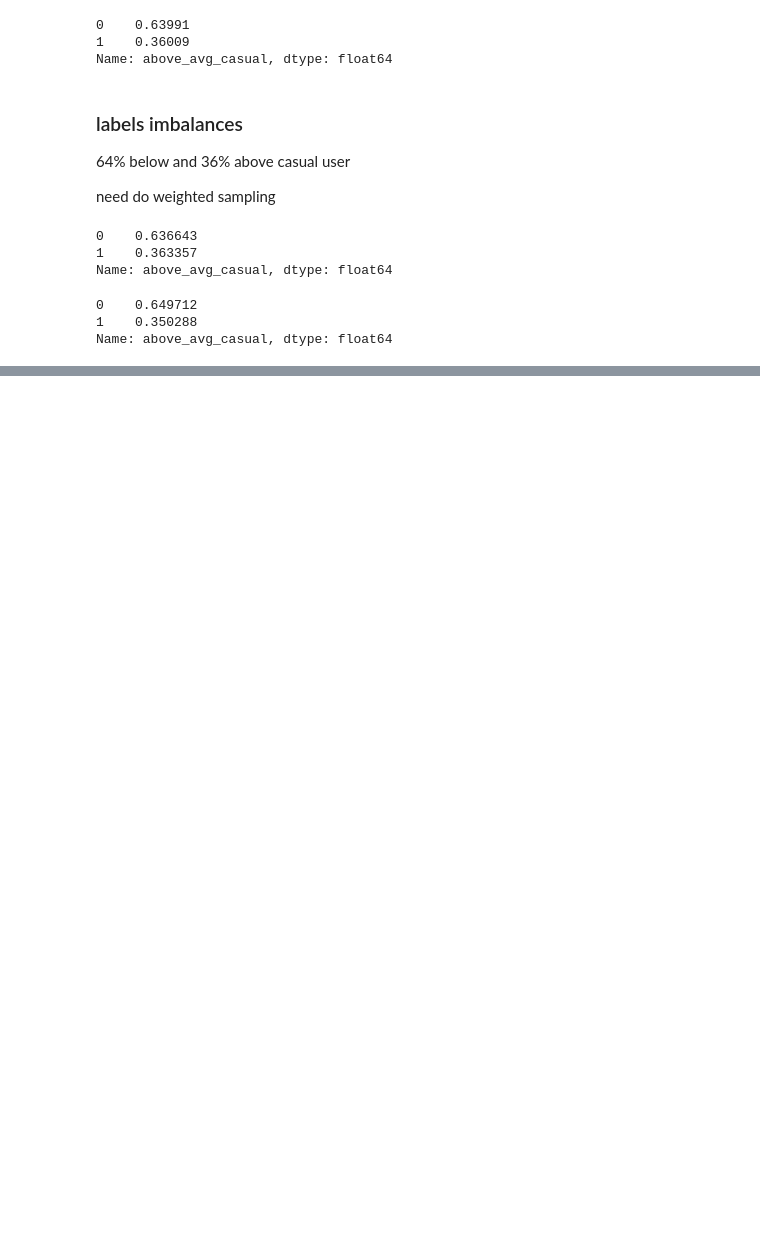
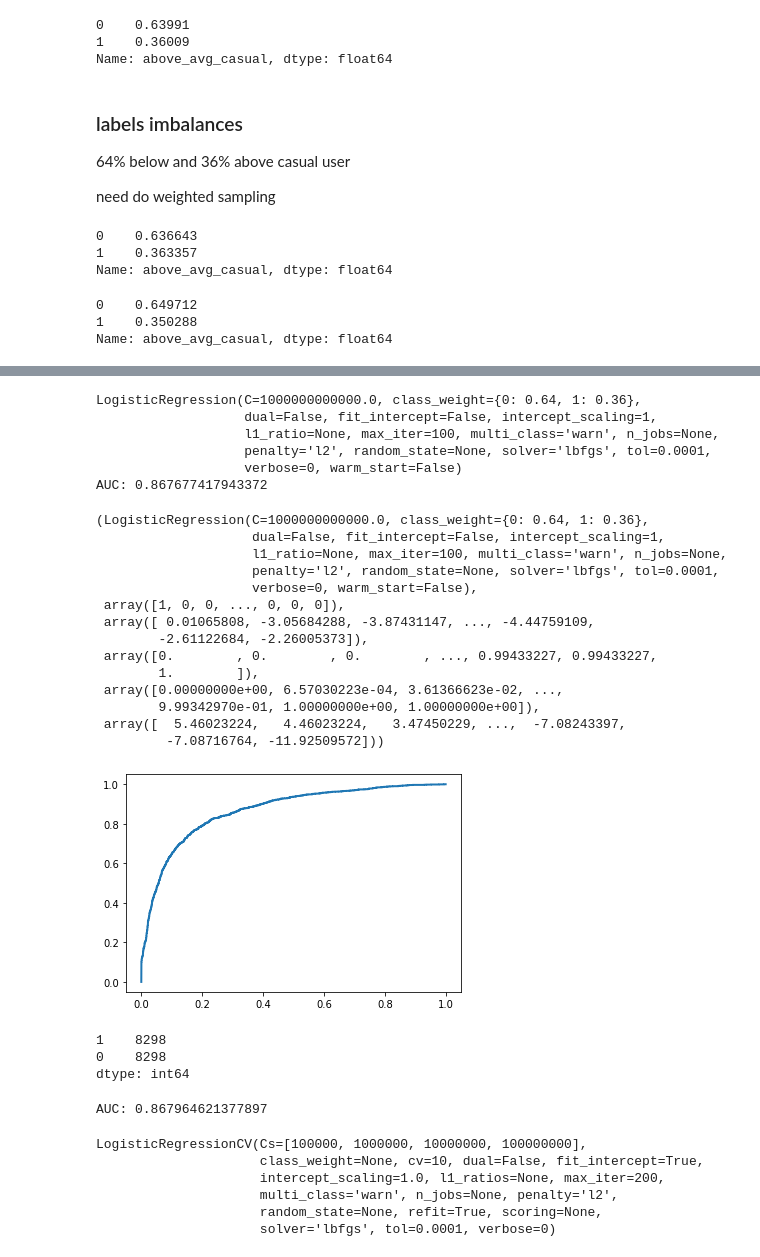
Before and after one commit to mzhou356/bike-sharing-regression, a Jupyter notebook: biking_logistic_regression.ipynb, the cells around one changed output, grey strips where cells are left out. Saved outputs shown, nothing was run; the diff lists cells and outputs as text; code cells hidden in the pictures; blank space fills up the shorter version.

```diff
--- a/biking_logistic_regression.ipynb
+++ b/biking_logistic_regression.ipynb
@@ -64,0 +118,56 @@ def logreg(weight):
+# %%
+logreg(weights[2])
+# %% [output]
+LogisticRegression(C=1000000000000.0, class_weight={0: 0.64, 1: 0.36},
+                   dual=False, fit_intercept=False, intercept_scaling=1,
+                   l1_ratio=None, max_iter=100, multi_class='warn', n_jobs=None,
+                   penalty='l2', random_state=None, solver='lbfgs', tol=0.0001,
+                   verbose=0, warm_start=False)
+AUC: 0.867677417943372
+(LogisticRegression(C=1000000000000.0, class_weight={0: 0.64, 1: 0.36},
+                    dual=False, fit_intercept=False, intercept_scaling=1,
+                    l1_ratio=None, max_iter=100, multi_class='warn', n_jobs=None,
+                    penalty='l2', random_state=None, solver='lbfgs', tol=0.0001,
+                    verbose=0, warm_start=False),
+ array([1, 0, 0, ..., 0, 0, 0]),
+ array([ 0.01065808, -3.05684288, -3.87431147, ..., -4.44759109,
+        -2.61122684, -2.26005373]),
+ array([0.        , 0.        , 0.        , ..., 0.99433227, 0.99433227,
+        1.        ]),
+ array([0.00000000e+00, 6.57030223e-04, 3.61366623e-02, ...,
+        9.99342970e-01, 1.00000000e+00, 1.00000000e+00]),
+ array([  5.46023224,   4.46023224,   3.47450229, ...,  -7.08243397,
+         -7.08716764, -11.92509572]))
+[figure, added]
+# %%
+# initialize smote
+smote = SMOTE()
+X_train_resampled, y_train_resampled = smote.fit_sample(X_train, y_train)
+print(pd.Series(y_train_resampled).value_counts())#Preview synthetic sample class distribution
+# 50 to 50
+# %% [output]
+1    8298
+0    8298
+dtype: int64
+# %%
+logreg = LogisticRegression(fit_intercept = False, max_iter=200, C = 1e6,solver ='lbfgs')
+model_log = logreg.fit(X_train_resampled, y_train_resampled)
+model_log
+y_hat_test = logreg.predict(X_test)
+y_score = logreg.decision_function(X_test)
+fpr, tpr, thresholds = roc_curve(y_test, y_score)
+print('AUC:', auc(fpr, tpr))
+# %% [output]
+AUC: 0.867964621377897
+# %%
+clf = LogisticRegressionCV(Cs=[100000,1000000,10000000,100000000],cv = 10, max_iter=200)
+
+# Train model
+clf.fit(X_train, y_train)
+# %% [output]
+LogisticRegressionCV(Cs=[100000, 1000000, 10000000, 100000000],
+                     class_weight=None, cv=10, dual=False, fit_intercept=True,
+                     intercept_scaling=1.0, l1_ratios=None, max_iter=200,
+                     multi_class='warn', n_jobs=None, penalty='l2',
+                     random_state=None, refit=True, scoring=None,
+                     solver='lbfgs', tol=0.0001, verbose=0)
```
Also changed, not shown: parts of 15 cells of this notebook.
